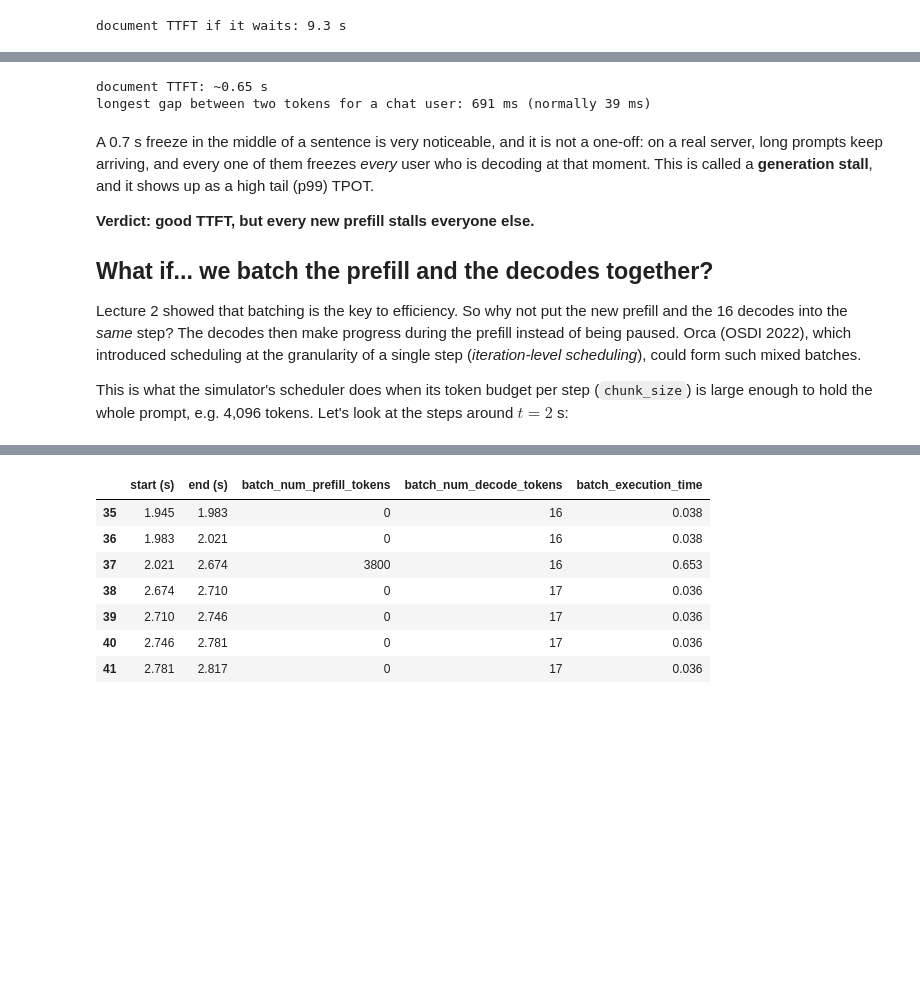
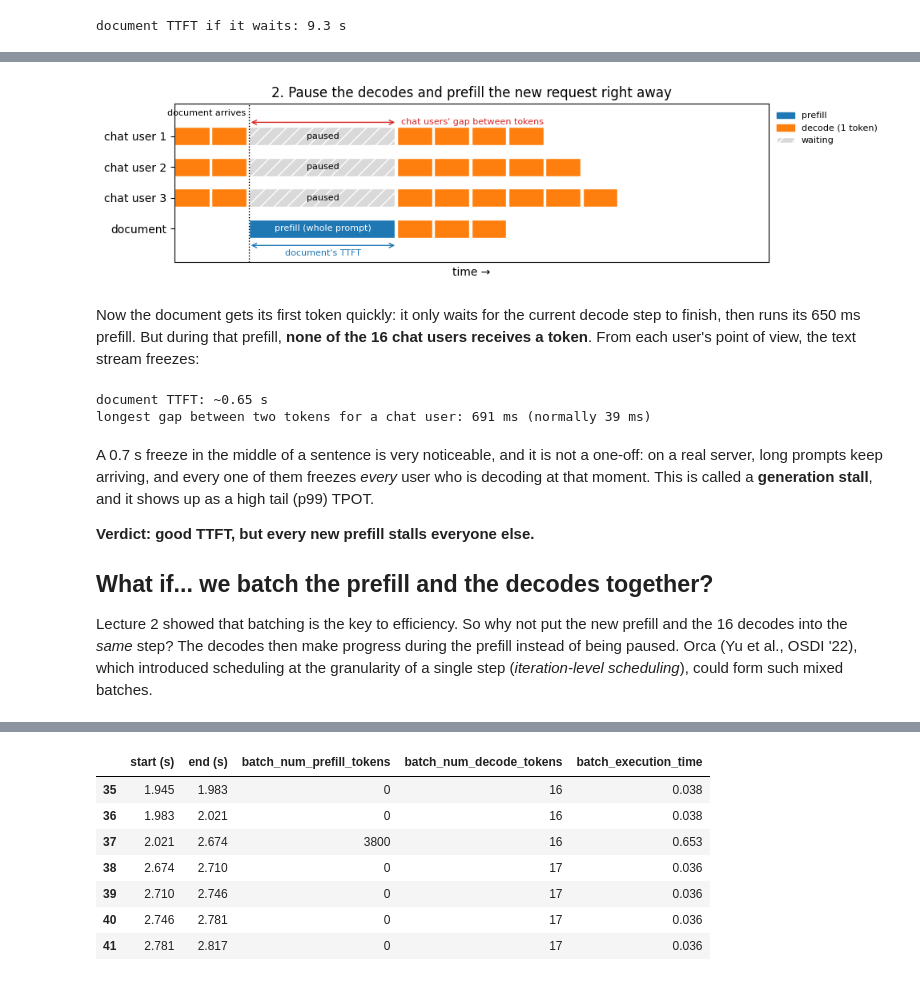
Before and after one commit to kwmaeng91/studying-llm-systems-without-gpus, a Jupyter notebook: docs/lectures/03-chunked-prefill.ipynb, the cells around one changed output, grey strips where cells are left out. Drawn from its saved outputs; the diff is of its cells as text; code cells hidden in the pictures; blank space fills up the shorter version.

```diff
--- a/docs/lectures/03-chunked-prefill.ipynb
+++ b/docs/lectures/03-chunked-prefill.ipynb
@@ -133,3 +218,13 @@ the text stream freezes:
+# %%
+#@title Diagram
+draw_schedule("pause", "2. Pause the decodes and prefill the new request right away")
+# %% [output]
+[figure, added]
+# %% [markdown]
+Now the document gets its first token quickly: it only waits for the current
+decode step to finish, then runs its 650 ms prefill. But during that prefill,
+**none of the 16 chat users receives a token**. From each user's point of view,
+the text stream freezes:
 # %%
 stall_pause = prefill_time + decode_step  # no token during the prefill, then the next decode step
 print(f"document TTFT: ~{prefill_time:.2f} s")
@@ -150,10 +245,6 @@ freezes *every* user who is decoding at that moment. This is called a
 
 Lecture 2 showed that batching is the key to efficiency. So why not put the new
 prefill and the 16 decodes into the *same* step? The decodes then make progress
-during the prefill instead of being paused. Orca (OSDI 2022), which introduced
+during the prefill instead of being paused. Orca (Yu et al., OSDI '22), which introduced
 scheduling at the granularity of a single step (*iteration-level scheduling*),
 could form such mixed batches.
-
-This is what the simulator's scheduler does when its token budget per step
-(`chunk_size`) is large enough to hold the whole prompt, e.g. 4,096 tokens. Let's
-look at the steps around $t = 2$ s:
```
Also changed, not shown: parts of 12 cells of this notebook, 1 other file.
